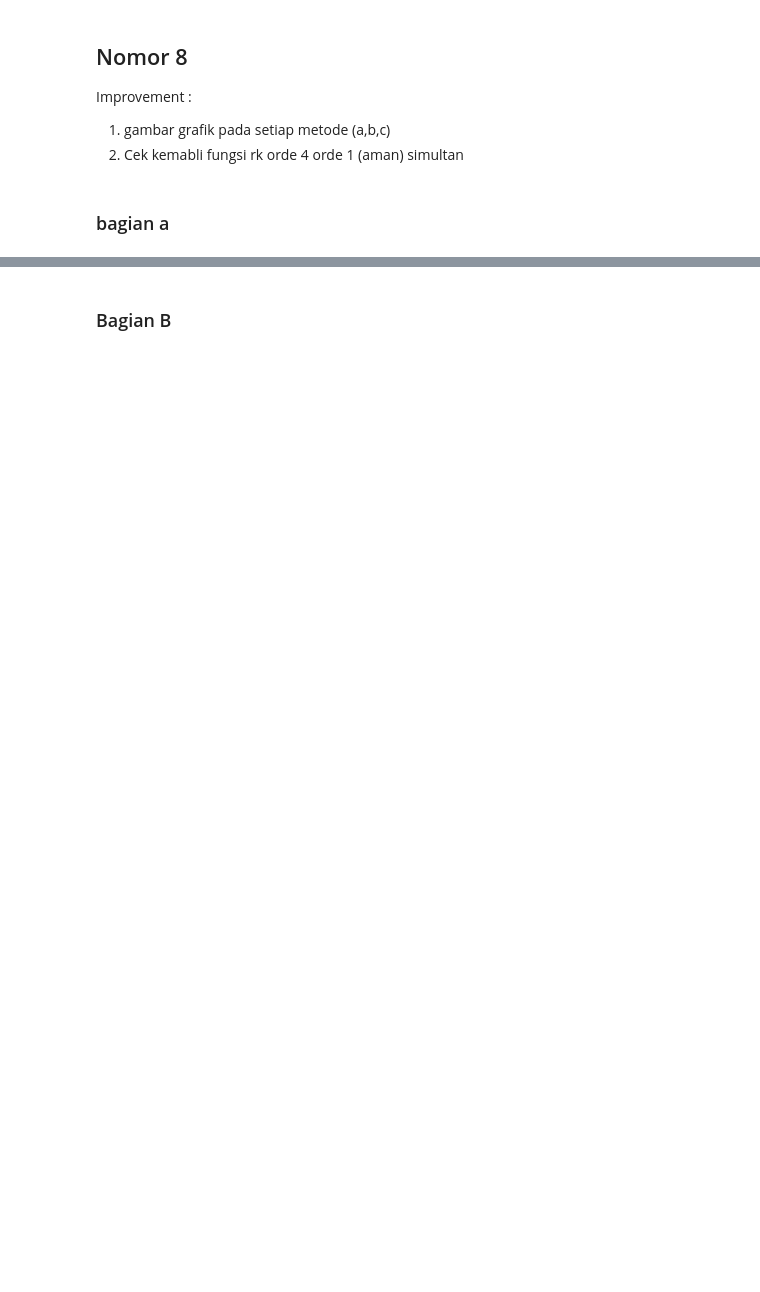
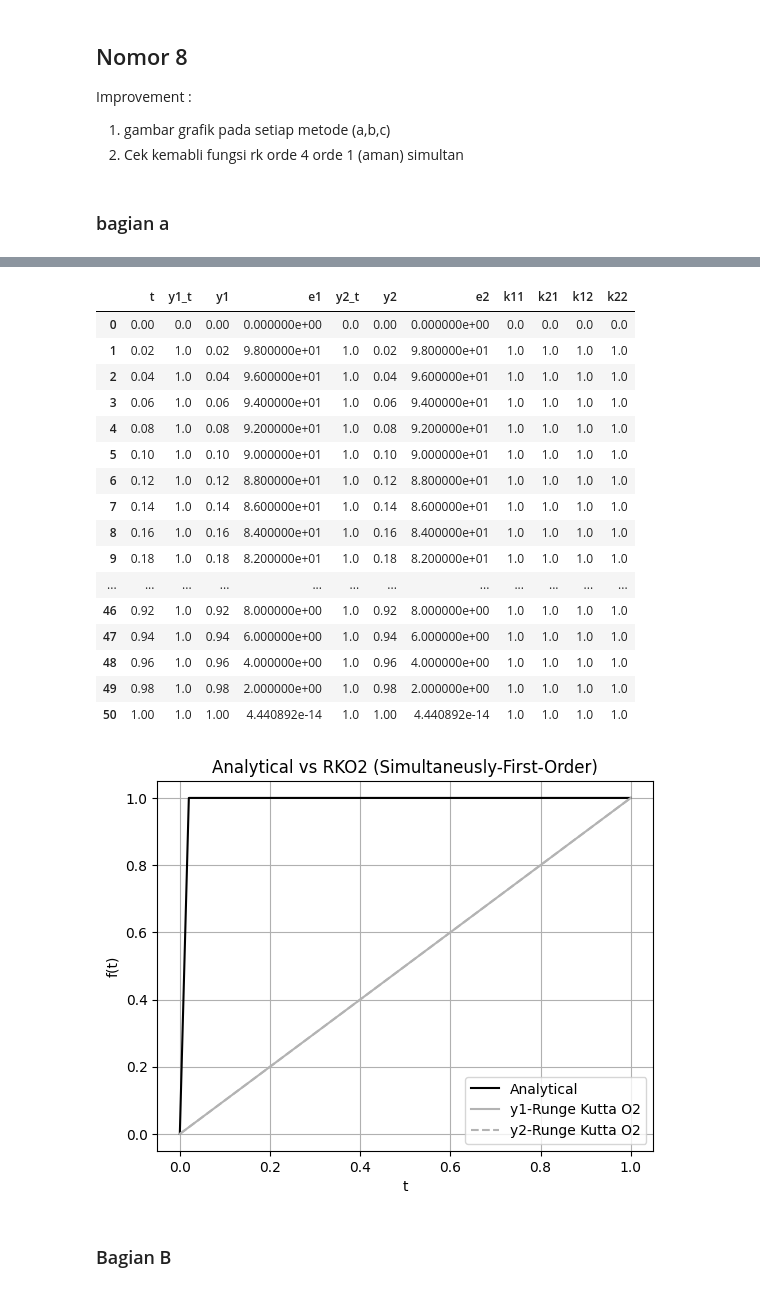
Before and after one commit to RendiZein/Metode-Rekayasa-Komputasi, a Jupyter notebook: RK_Method.ipynb, the cells around one changed output, grey strips where cells are left out. Cells and saved outputs as stored; diff of their text form; code cells hidden in the pictures; blank space fills up the shorter version.

```diff
--- a/RK_Method.ipynb
+++ b/RK_Method.ipynb
@@ -325,0 +279,5 @@ display(df)
+# %%
+df = pd.DataFrame(list(zip(t, y_t, y_euler,y_modified_euler,y_rko2, y_rko4,\
+                               e_euler,e_modified_euler,e_rko2, e_rko4)),
+                  columns =['t','y true', 'y euler','y modified euler','y rko2','y rko4'\
+                              ,'e euler','e modified euler','e rko2', 'e rko4'])
@@ -399,3 +419,24 @@ display(df)
+# %%
+rk_o2_simultaneusly_differential_equations_single_order_1(dt=0.02, pr=2)
+# %% [output]
+|  | t | y1_t | y1 | e1 | y2_t | y2 | e2 | k11 | k21 | k12 | k22 |
+| 0 | 0.00 | 0.0 | 0.00 | 0.000000e+00 | 0.0 | 0.00 | 0.000000e+00 | 0.0 | 0.0 | 0.0 | 0.0 |
+| 1 | 0.02 | 1.0 | 0.02 | 9.800000e+01 | 1.0 | 0.02 | 9.800000e+01 | 1.0 | 1.0 | 1.0 | 1.0 |
+| 2 | 0.04 | 1.0 | 0.04 | 9.600000e+01 | 1.0 | 0.04 | 9.600000e+01 | 1.0 | 1.0 | 1.0 | 1.0 |
+| 3 | 0.06 | 1.0 | 0.06 | 9.400000e+01 | 1.0 | 0.06 | 9.400000e+01 | 1.0 | 1.0 | 1.0 | 1.0 |
+| 4 | 0.08 | 1.0 | 0.08 | 9.200000e+01 | 1.0 | 0.08 | 9.200000e+01 | 1.0 | 1.0 | 1.0 | 1.0 |
+| 5 | 0.10 | 1.0 | 0.10 | 9.000000e+01 | 1.0 | 0.10 | 9.000000e+01 | 1.0 | 1.0 | 1.0 | 1.0 |
+| 6 | 0.12 | 1.0 | 0.12 | 8.800000e+01 | 1.0 | 0.12 | 8.800000e+01 | 1.0 | 1.0 | 1.0 | 1.0 |
+| 7 | 0.14 | 1.0 | 0.14 | 8.600000e+01 | 1.0 | 0.14 | 8.600000e+01 | 1.0 | 1.0 | 1.0 | 1.0 |
+| 8 | 0.16 | 1.0 | 0.16 | 8.400000e+01 | 1.0 | 0.16 | 8.400000e+01 | 1.0 | 1.0 | 1.0 | 1.0 |
+| 9 | 0.18 | 1.0 | 0.18 | 8.200000e+01 | 1.0 | 0.18 | 8.200000e+01 | 1.0 | 1.0 | 1.0 | 1.0 |
+| ... | ... | ... | ... | ... | ... | ... | ... | ... | ... | ... | ... |
+| 46 | 0.92 | 1.0 | 0.92 | 8.000000e+00 | 1.0 | 0.92 | 8.000000e+00 | 1.0 | 1.0 | 1.0 | 1.0 |
+| 47 | 0.94 | 1.0 | 0.94 | 6.000000e+00 | 1.0 | 0.94 | 6.000000e+00 | 1.0 | 1.0 | 1.0 | 1.0 |
+| 48 | 0.96 | 1.0 | 0.96 | 4.000000e+00 | 1.0 | 0.96 | 4.000000e+00 | 1.0 | 1.0 | 1.0 | 1.0 |
+| 49 | 0.98 | 1.0 | 0.98 | 2.000000e+00 | 1.0 | 0.98 | 2.000000e+00 | 1.0 | 1.0 | 1.0 | 1.0 |
+| 50 | 1.00 | 1.0 | 1.00 | 4.440892e-14 | 1.0 | 1.00 | 4.440892e-14 | 1.0 | 1.0 | 1.0 | 1.0 |
+[figure, added]
 # %% [markdown]
 ### Bagian B
 # %%
```
Also changed, not shown: parts of 18 cells of this notebook.
